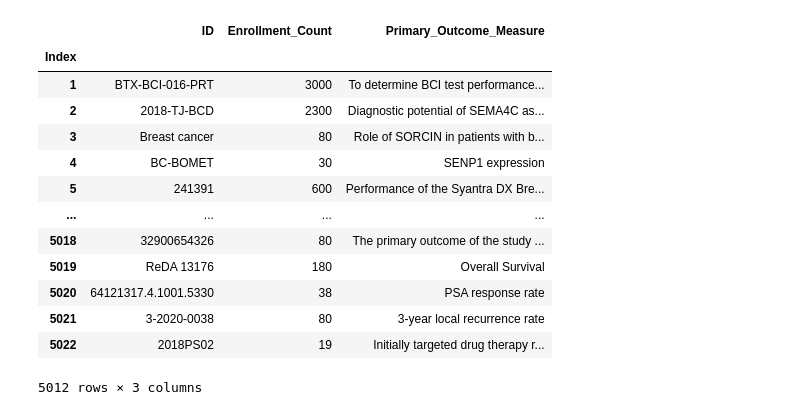
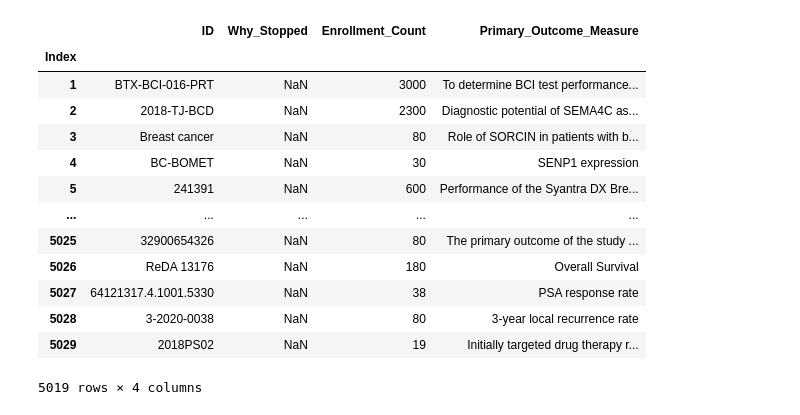
Before and after one commit to AnneLonero/Clinical_Trials_Research_Project, a Jupyter notebook: ETL Official.ipynb, the cells around one changed output. Drawn from its saved outputs; the diff is of its cells as text; code cells hidden in the pictures.

```diff
--- a/ETL Official.ipynb
+++ b/ETL Official.ipynb
@@ -260,6 +259,7 @@ study_method_df
 # %%
 # List of fields for study detail table and export dataset into DataFrame
 text_analysis_cols = ['OrgStudyId',
+          'WhyStopped',
           'EnrollmentCount',
           'PrimaryOutcomeMeasure',]
 text_analysis_df = pd.DataFrame(create_df(text_analysis_cols))
@@ -268,25 +268,25 @@ text_analysis_df.set_index('Rank', inplace=True)
 clean_data(text_analysis_df, text_analysis_cols)
 # %%
 # Renaming the columns for table E and removing duplicates
-text_analysis_df.columns = ['ID', 'Enrollment_Count', 'Primary_Outcome_Measure']
+text_analysis_df.columns = ['ID', 'Why_Stopped','Enrollment_Count', 'Primary_Outcome_Measure']
 text_analysis_df.index.names = ['Index']
 text_analysis_df = text_analysis_df.drop_duplicates(subset=['ID'], keep='first')
 text_analysis_df
 # %% [output]
-|  | ID | Enrollment_Count | Primary_Outcome_Measure |
-| Index |  |  |  |
-| 1 | BTX-BCI-016-PRT | 3000 | To determine BCI test performance... |
-| 2 | 2018-TJ-BCD | 2300 | Diagnostic potential of SEMA4C as... |
-| 3 | Breast cancer | 80 | Role of SORCIN in patients with b... |
-| 4 | BC-BOMET | 30 | SENP1 expression |
-| 5 | 241391 | 600 | Performance of the Syantra DX Bre... |
-| ... | ... | ... | ... |
-| 5018 | 32900654326 | 80 | The primary outcome of the study ... |
-| 5019 | ReDA 13176 | 180 | Overall Survival |
-| 5020 | 64121317.4.1001.5330 | 38 | PSA response rate |
-| 5021 | 3-2020-0038 | 80 | 3-year local recurrence rate |
-| 5022 | 2018PS02 | 19 | Initially targeted drug therapy r... |
+|  | ID | Why_Stopped | Enrollment_Count | Primary_Outcome_Measure |
+| Index |  |  |  |  |
+| 1 | BTX-BCI-016-PRT | NaN | 3000 | To determine BCI test performance... |
+| 2 | 2018-TJ-BCD | NaN | 2300 | Diagnostic potential of SEMA4C as... |
+| 3 | Breast cancer | NaN | 80 | Role of SORCIN in patients with b... |
+| 4 | BC-BOMET | NaN | 30 | SENP1 expression |
+| 5 | 241391 | NaN | 600 | Performance of the Syantra DX Bre... |
+| ... | ... | ... | ... | ... |
+| 5025 | 32900654326 | NaN | 80 | The primary outcome of the study ... |
+| 5026 | ReDA 13176 | NaN | 180 | Overall Survival |
+| 5027 | 64121317.4.1001.5330 | NaN | 38 | PSA response rate |
+| 5028 | 3-2020-0038 | NaN | 80 | 3-year local recurrence rate |
+| 5029 | 2018PS02 | NaN | 19 | Initially targeted drug therapy r... |
-5012 rows × 3 columns
+5019 rows × 4 columns
 # %%
 # Export DataFrames as csv files
 study_method_df.to_csv('Tables/study_method_df.csv',index=False)
```
Also changed, not shown: parts of 6 cells of this notebook, 6 other files.
